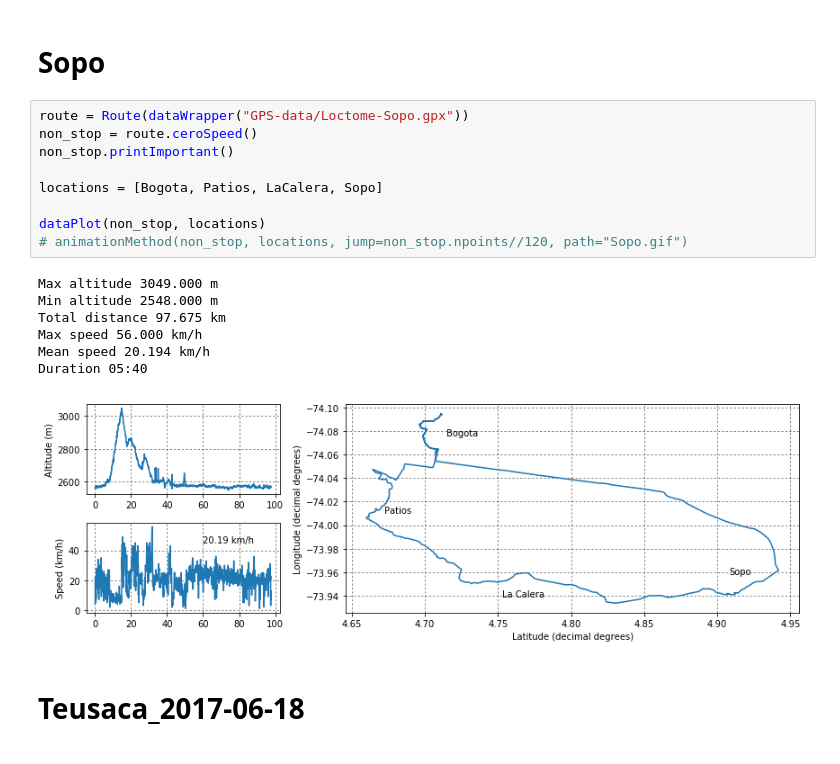
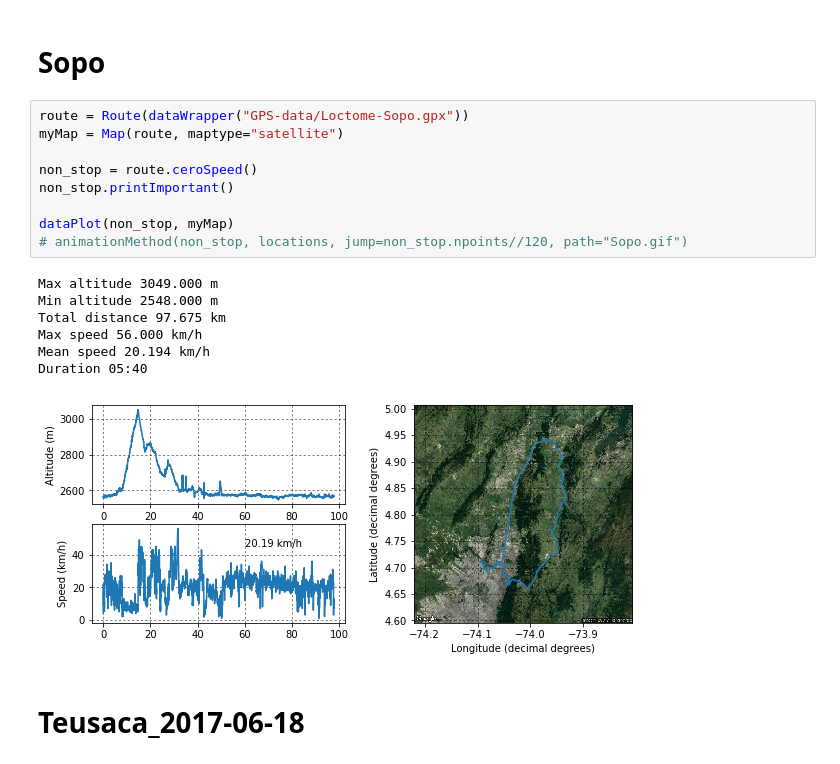
Before and after one commit to jsbarbosa/gpxMap, a Jupyter notebook: Routes.ipynb, the cells around one changed output. Cells and saved outputs as stored; diff of their text form.

```diff
--- a/Routes.ipynb
+++ b/Routes.ipynb
@@ -4,21 +4,21 @@ from routeAnalizer import *
 # Sopo
 # %%
 route = Route(dataWrapper("GPS-data/Loctome-Sopo.gpx"))
+myMap = Map(route, maptype="satellite")
+
 non_stop = route.ceroSpeed()
 non_stop.printImportant()
 
-locations = [Bogota, Patios, LaCalera, Sopo]
-
-dataPlot(non_stop, locations)
+dataPlot(non_stop, myMap)
 # animationMethod(non_stop, locations, jump=non_stop.npoints//120, path="Sopo.gif")
 # %% [output]
 Max altitude 3049.000 m
 Min altitude 2548.000 m
 Total distance 97.675 km
 Max speed 56.000 km/h
 Mean speed 20.194 km/h
 Duration 05:40
-[figure, old version]
+[figure, new version]
 # %% [markdown]
 # Teusaca_2017-06-18
 # %%
```
Also changed, not shown: parts of 1 cell of this notebook, 4 other files.
